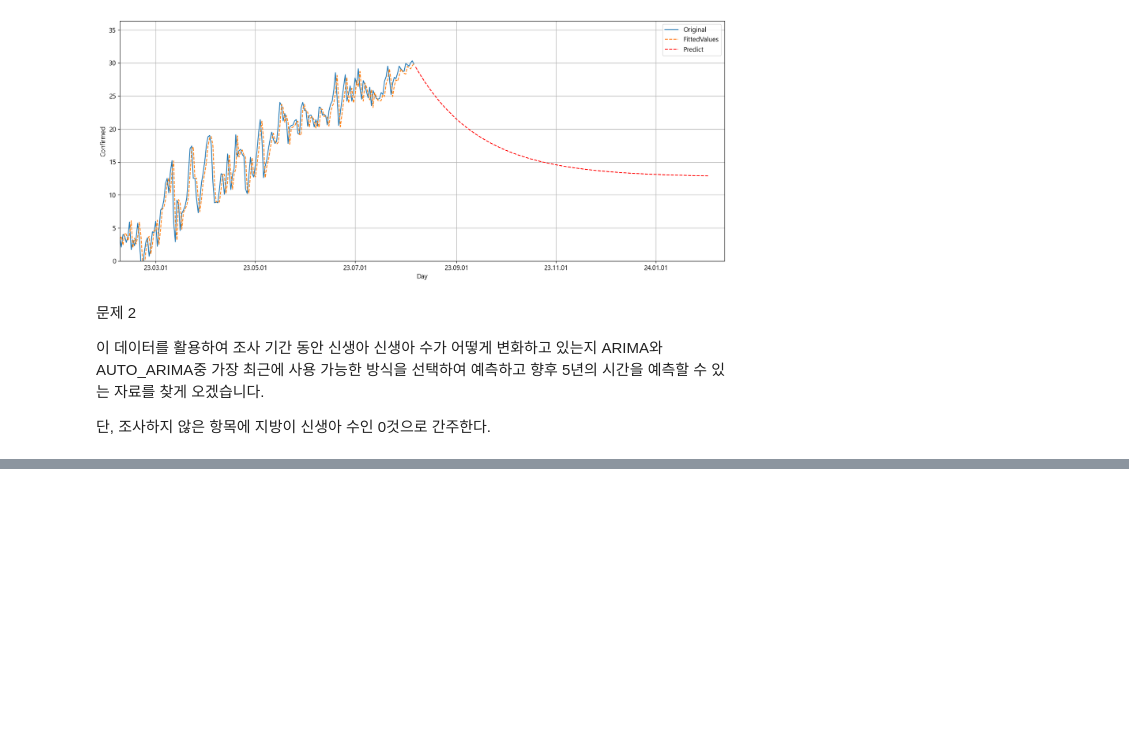
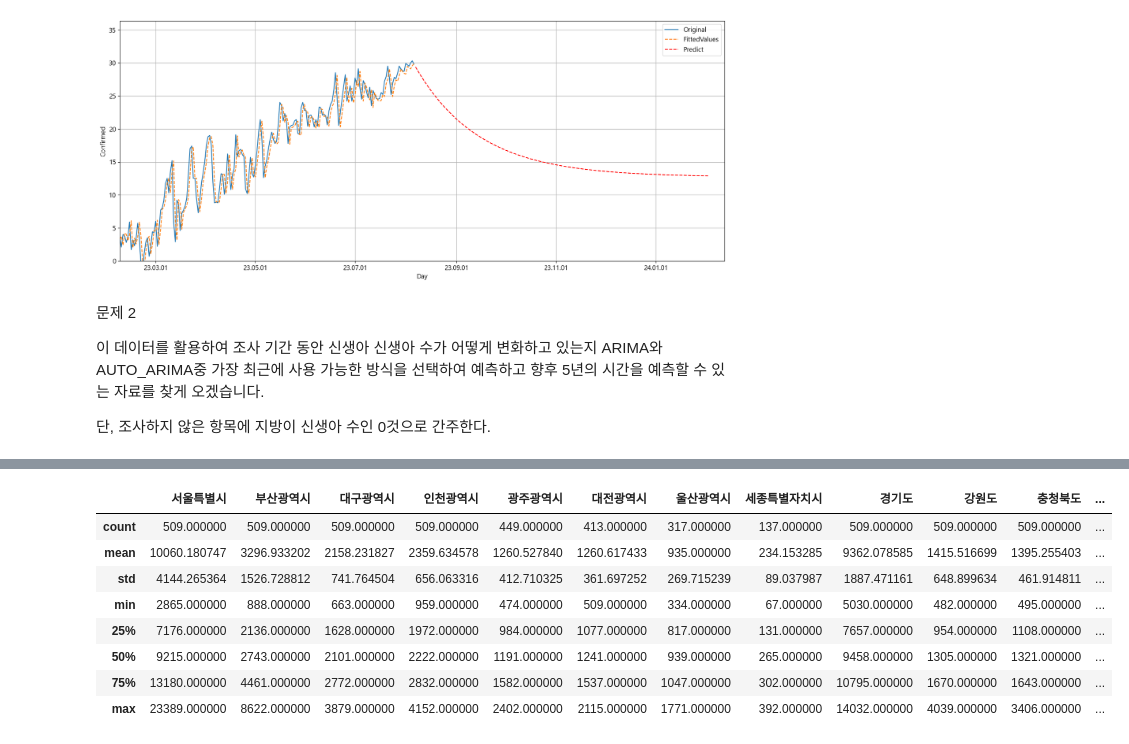
Before and after one commit to jihun5/it_jupyter, a Jupyter notebook: 04-추론적_데이터_분석/04-6 시계열 분석/연습문제.ipynb, the cells around one changed output, grey strips where cells are left out. Saved outputs shown, nothing was run; the diff lists cells and outputs as text; code cells hidden in the pictures; blank space fills up the shorter version.

```diff
--- a/04-추론적_데이터_분석/04-6 시계열 분석/연습문제.ipynb
+++ b/04-추론적_데이터_분석/04-6 시계열 분석/연습문제.ipynb
@@ -278,0 +311,12 @@ HTTPError: HTTP Error 404: Not Found
+# %%
+df.describe()
+# %% [output]
+|  | 서울특별시 | 부산광역시 | 대구광역시 | 인천광역시 | 광주광역시 | 대전광역시 | 울산광역시 | 세종특별자치시 | 경기도 | 강원도 | 충청북도 | ... |
+| count | 509.000000 | 509.000000 | 509.000000 | 509.000000 | 449.000000 | 413.000000 | 317.000000 | 137.000000 | 509.000000 | 509.000000 | 509.000000 | ... |
+| mean | 10060.180747 | 3296.933202 | 2158.231827 | 2359.634578 | 1260.527840 | 1260.617433 | 935.000000 | 234.153285 | 9362.078585 | 1415.516699 | 1395.255403 | ... |
+| std | 4144.265364 | 1526.728812 | 741.764504 | 656.063316 | 412.710325 | 361.697252 | 269.715239 | 89.037987 | 1887.471161 | 648.899634 | 461.914811 | ... |
+| min | 2865.000000 | 888.000000 | 663.000000 | 959.000000 | 474.000000 | 509.000000 | 334.000000 | 67.000000 | 5030.000000 | 482.000000 | 495.000000 | ... |
+| 25% | 7176.000000 | 2136.000000 | 1628.000000 | 1972.000000 | 984.000000 | 1077.000000 | 817.000000 | 131.000000 | 7657.000000 | 954.000000 | 1108.000000 | ... |
+| 50% | 9215.000000 | 2743.000000 | 2101.000000 | 2222.000000 | 1191.000000 | 1241.000000 | 939.000000 | 265.000000 | 9458.000000 | 1305.000000 | 1321.000000 | ... |
+| 75% | 13180.000000 | 4461.000000 | 2772.000000 | 2832.000000 | 1582.000000 | 1537.000000 | 1047.000000 | 302.000000 | 10795.000000 | 1670.000000 | 1643.000000 | ... |
+| max | 23389.000000 | 8622.000000 | 3879.000000 | 4152.000000 | 2402.000000 | 2115.000000 | 1771.000000 | 392.000000 | 14032.000000 | 4039.000000 | 3406.000000 | ... |
```
Also changed, not shown: parts of 15 cells of this notebook, 9 other files.
